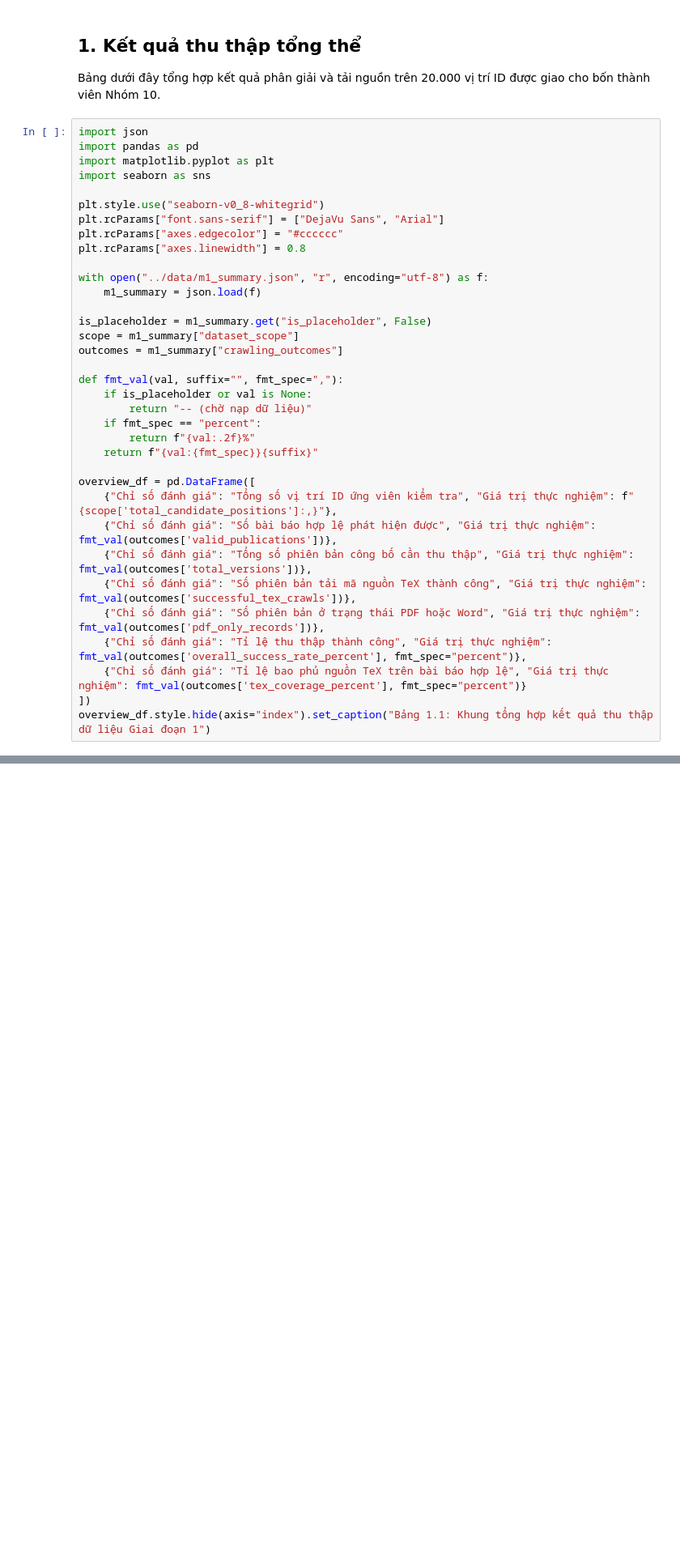
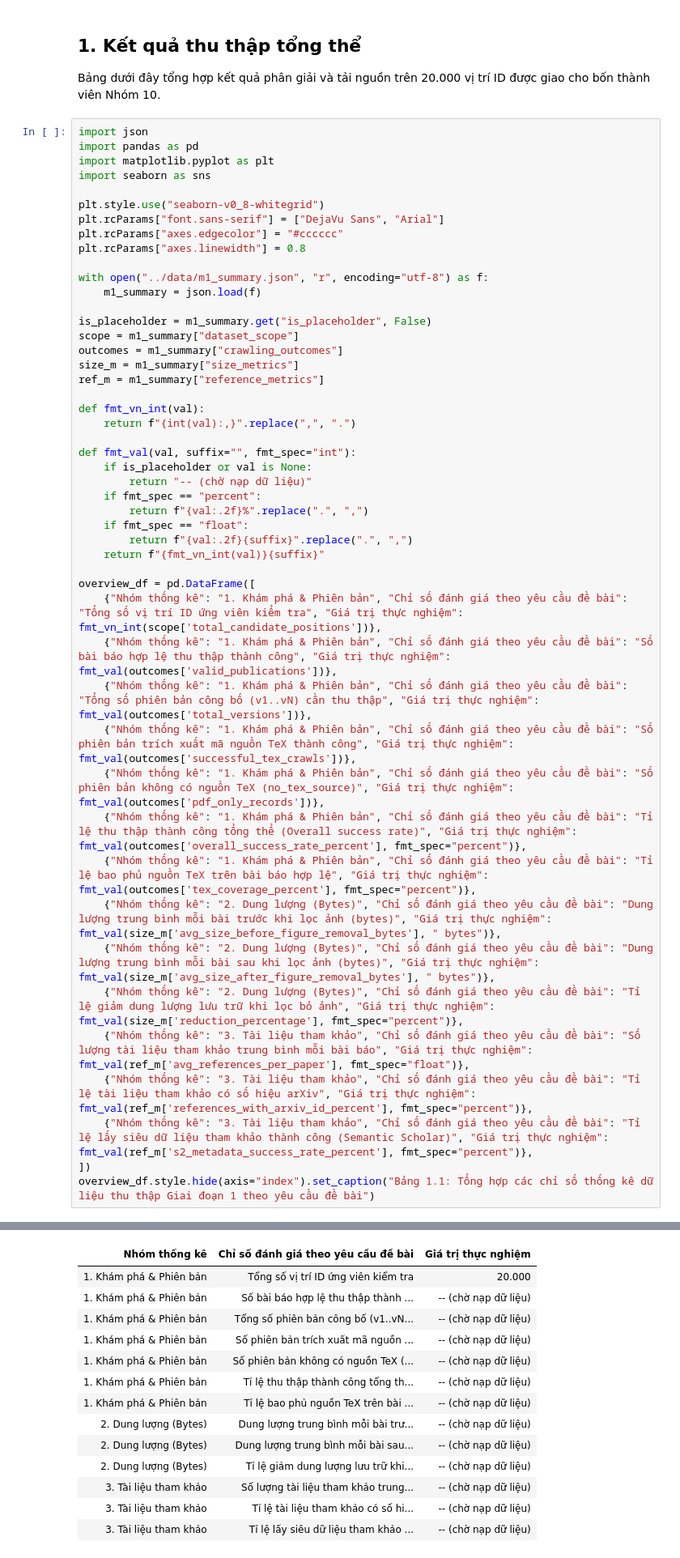
Before and after one commit to Toan-ten/Arxiv-Project-Group10-Report, a Jupyter notebook: report_book/m1/06-statistics.ipynb, the cells around one changed output, grey strips where cells are left out. Shown at 81% size. Cells and saved outputs as stored; diff of their text form; blank space fills up the shorter version.

```diff
--- a/report_book/m1/06-statistics.ipynb
+++ b/report_book/m1/06-statistics.ipynb
@@ -25,21 +25,35 @@ with open("../data/m1_summary.json", "r", encoding="utf-8") as f:
 is_placeholder = m1_summary.get("is_placeholder", False)
 scope = m1_summary["dataset_scope"]
 outcomes = m1_summary["crawling_outcomes"]
+size_m = m1_summary["size_metrics"]
+ref_m = m1_summary["reference_metrics"]
 
-def fmt_val(val, suffix="", fmt_spec=","):
+def fmt_vn_int(val):
+    return f"{int(val):,}".replace(",", ".")
+
+def fmt_val(val, suffix="", fmt_spec="int"):
     if is_placeholder or val is None:
         return "-- (chờ nạp dữ liệu)"
     if fmt_spec == "percent":
-        return f"{val:.2f}%"
-    return f"{val:{fmt_spec}}{suffix}"
+        return f"{val:.2f}%".replace(".", ",")
+    if fmt_spec == "float":
+        return f"{val:.2f}{suffix}".replace(".", ",")
+    return f"{fmt_vn_int(val)}{suffix}"
 
 overview_df = pd.DataFrame([
-    {"Chỉ số đánh giá": "Tổng số vị trí ID ứng viên kiểm tra", "Giá trị thực nghiệm": f"{scope['total_candidate_positions']:,}"},
-    {"Chỉ số đánh giá": "Số bài báo hợp lệ phát hiện được", "Giá trị thực nghiệm": fmt_val(outcomes['valid_publications'])},
-    {"Chỉ số đánh giá": "Tổng số phiên bản công bố cần thu thập", "Giá trị thực nghiệm": fmt_val(outcomes['total_versions'])},
-    {"Chỉ số đánh giá": "Số phiên bản tải mã nguồn TeX thành công", "Giá trị thực nghiệm": fmt_val(outcomes['successful_tex_crawls'])},
-    {"Chỉ số đánh giá": "Số phiên bản ở trạng thái PDF hoặc Word", "Giá trị thực nghiệm": fmt_val(outcomes['pdf_only_records'])},
-    {"Chỉ số đánh giá": "Tỉ lệ thu thập thành công", "Giá trị thực nghiệm": fmt_val(outcomes['overall_success_rate_percent'], fmt_spec="percent")},
-    {"Chỉ số đánh giá": "Tỉ lệ bao phủ nguồn TeX trên bài báo hợp lệ", "Giá trị thực nghiệm": fmt_val(outcomes['tex_coverage_percent'], fmt_spec="percent")}
+    {"Nhóm thống kê": "1. Khám phá & Phiên bản", "Chỉ số đánh giá theo yêu cầu đề bài": "Tổng số vị trí ID ứng viên kiểm tra", "Giá trị thực nghiệm": fmt_vn_int(scope['total_candidate_positions'])},
+    {"Nhóm thống kê": "1. Khám phá & Phiên bản", "Chỉ số đánh giá theo yêu cầu đề bài": "Số bài báo hợp lệ thu thập thành công", "Giá trị thực nghiệm": fmt_val(outcomes['valid_publications'])},
+    {"Nhóm thống kê": "1. Khám phá & Phiên bản", "Chỉ số đánh giá theo yêu cầu đề bài": "Tổng số phiên bản công bố (v1..vN) cần thu thập", "Giá trị thực nghiệm": fmt_val(outcomes['total_versions'])},
+    {"Nhóm thống kê": "1. Khám phá & Phiên bản", "Chỉ số đánh giá theo yêu cầu đề bài": "Số phiên bản trích xuất mã nguồn TeX thành công", "Giá trị thực nghiệm": fmt_val(outcomes['successful_tex_crawls'])},
+    {"Nhóm thống kê": "1. Khám phá & Phiên bản", "Chỉ số đánh giá theo yêu cầu đề bài": "Số phiên bản không có nguồn TeX (no_tex_source)", "Giá trị thực nghiệm": fmt_val(outcomes['pdf_only_records'])},
+    {"Nhóm thống kê": "1. Khám phá & Phiên bản", "Chỉ số đánh giá theo yêu cầu đề bài": "Tỉ lệ thu thập thành công tổng thể (Overall success rate)", "Giá trị thực nghiệm": fmt_val(outcomes['overall_success_rate_percent'], fmt_spec="percent")},
+    {"Nhóm thống kê": "1. Khám phá & Phiên bản", "Chỉ số đánh giá theo yêu cầu đề bài": "Tỉ lệ bao phủ nguồn TeX trên bài báo hợp lệ", "Giá trị thực nghiệm": fmt_val(outcomes['tex_coverage_percent'], fmt_spec="percent")},
+    {"Nhóm thống kê": "2. Dung lượng (Bytes)", "Chỉ số đánh giá theo yêu cầu đề bài": "Dung lượng trung bình mỗi bài trước khi lọc ảnh (bytes)", "Giá trị thực nghiệm": fmt_val(size_m['avg_size_before_figure_removal_bytes'], " bytes")},
+    {"Nhóm thống kê": "2. Dung lượng (Bytes)", "Chỉ số đánh giá theo yêu cầu đề bài": "Dung lượng trung bình mỗi bài sau khi lọc ảnh (bytes)", "Giá trị thực nghiệm": fmt_val(size_m['avg_size_after_figure_removal_bytes'], " bytes")},
+    {"Nhóm thống kê": "2. Dung lượng (Bytes)", "Chỉ số đánh giá theo yêu cầu đề bài": "Tỉ lệ giảm dung lượng lưu trữ khi lọc bỏ ảnh", "Giá trị thực nghiệm": fmt_val(size_m['reduction_percentage'], fmt_spec="percent")},
+    {"Nhóm thống kê": "3. Tài liệu tham khảo", "Chỉ số đánh giá theo yêu cầu đề bài": "Số lượng tài liệu tham khảo trung bình mỗi bài báo", "Giá trị thực nghiệm": fmt_val(ref_m['avg_references_per_paper'], fmt_spec="float")},
+    {"Nhóm thống kê": "3. Tài liệu tham khảo", "Chỉ số đánh giá theo yêu cầu đề bài": "Tỉ lệ tài liệu tham khảo có số hiệu arXiv", "Giá trị thực nghiệm": fmt_val(ref_m['references_with_arxiv_id_percent'], fmt_spec="percent")},
+    {"Nhóm thống kê": "3. Tài liệu tham khảo", "Chỉ số đánh giá theo yêu cầu đề bài": "Tỉ lệ lấy siêu dữ liệu tham khảo thành công (Semantic Scholar)", "Giá trị thực nghiệm": fmt_val(ref_m['s2_metadata_success_rate_percent'], fmt_spec="percent")},
 ])
-overview_df.style.hide(axis="index").set_caption("Bảng 1.1: Khung tổng hợp kết quả thu thập dữ liệu Giai đoạn 1")
+overview_df.style.hide(axis="index").set_caption("Bảng 1.1: Tổng hợp các chỉ số thống kê dữ liệu thu thập Giai đoạn 1 theo yêu cầu đề bài")
+# %% [output]
@@ -46,3 +61,17 @@ overview_df.style.hide(axis="index").set_caption("Bảng 1.1: Khung tổng hợp
+| Nhóm thống kê | Chỉ số đánh giá theo yêu cầu đề bài | Giá trị thực nghiệm |
+| 1. Khám phá & Phiên bản | Tổng số vị trí ID ứng viên kiểm tra | 20.000 |
+| 1. Khám phá & Phiên bản | Số bài báo hợp lệ thu thập thành ... | -- (chờ nạp dữ liệu) |
+| 1. Khám phá & Phiên bản | Tổng số phiên bản công bố (v1..vN... | -- (chờ nạp dữ liệu) |
+| 1. Khám phá & Phiên bản | Số phiên bản trích xuất mã nguồn ... | -- (chờ nạp dữ liệu) |
+| 1. Khám phá & Phiên bản | Số phiên bản không có nguồn TeX (... | -- (chờ nạp dữ liệu) |
+| 1. Khám phá & Phiên bản | Tỉ lệ thu thập thành công tổng th... | -- (chờ nạp dữ liệu) |
+| 1. Khám phá & Phiên bản | Tỉ lệ bao phủ nguồn TeX trên bài ... | -- (chờ nạp dữ liệu) |
+| 2. Dung lượng (Bytes) | Dung lượng trung bình mỗi bài trư... | -- (chờ nạp dữ liệu) |
+| 2. Dung lượng (Bytes) | Dung lượng trung bình mỗi bài sau... | -- (chờ nạp dữ liệu) |
+| 2. Dung lượng (Bytes) | Tỉ lệ giảm dung lượng lưu trữ khi... | -- (chờ nạp dữ liệu) |
+| 3. Tài liệu tham khảo | Số lượng tài liệu tham khảo trung... | -- (chờ nạp dữ liệu) |
+| 3. Tài liệu tham khảo | Tỉ lệ tài liệu tham khảo có số hi... | -- (chờ nạp dữ liệu) |
+| 3. Tài liệu tham khảo | Tỉ lệ lấy siêu dữ liệu tham khảo ... | -- (chờ nạp dữ liệu) |
 # %% [markdown]
 ### Nhận xét về kết quả tổng thể
 
```
Also changed, not shown: parts of 11 cells of this notebook, 3 other files.
